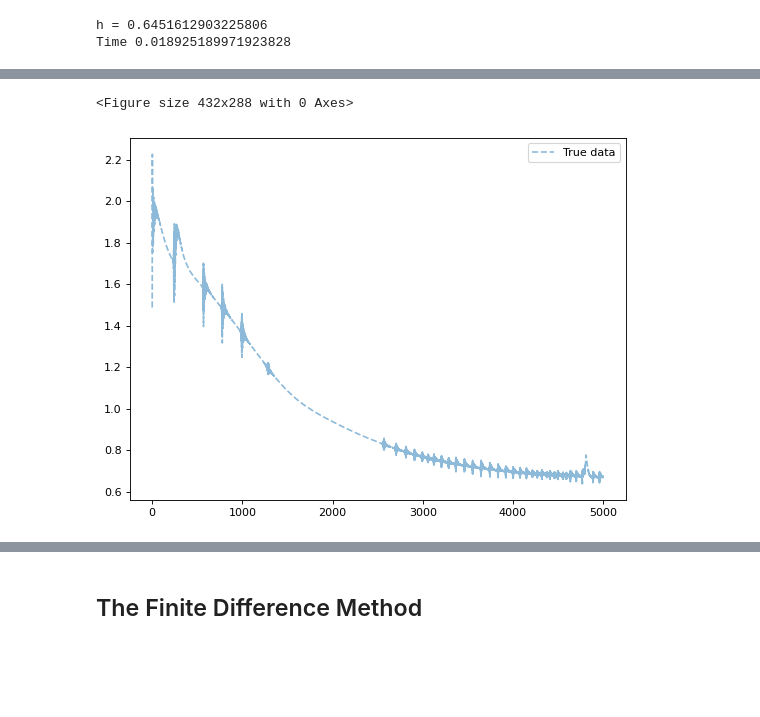
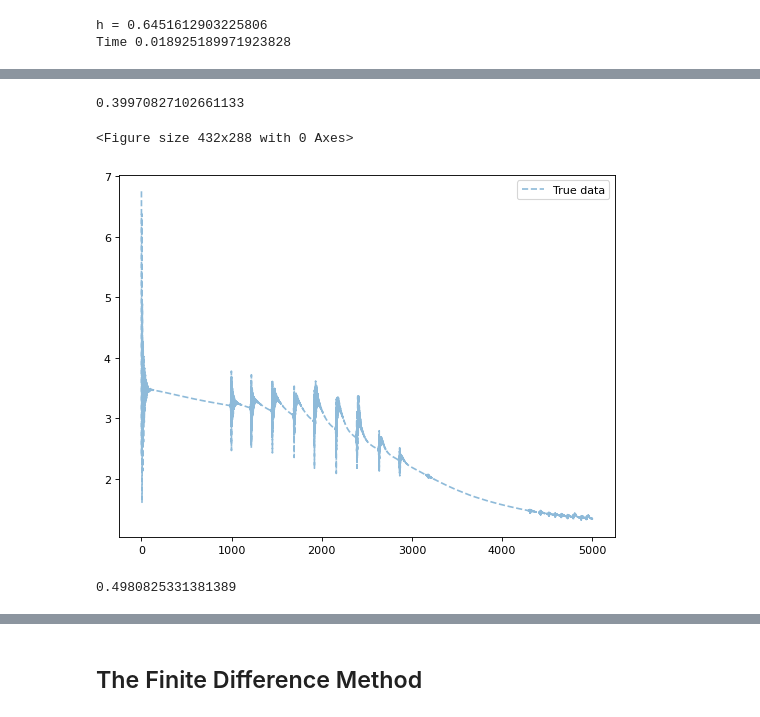
Before and after one commit to trungdoquoc/reu-math-2022, a Jupyter notebook: mini_batch_adam_pf.ipynb, the cells around one changed output, grey strips where cells are left out. Drawn from its saved outputs; the diff is of its cells as text; code cells hidden in the pictures; blank space fills up the shorter version.

```diff
--- a/mini_batch_adam_pf.ipynb
+++ b/mini_batch_adam_pf.ipynb
@@ -392,8 +404,8 @@ class Potential_Function:
 #         rescaled_y = [(i-min_v)/(max_min) for i in new_y]
 #         plt.plot(DISCRETE_POINTS, rescaled_y)
 
-#         c = 5/max_v
-#         self.set_rescale_factor(c)
+        c = 5/max_v
+        self.set_rescale_factor(c)
         return
 # %%
 def model_on_interval(nn_model, discrete_points):
@@ -424,20 +418,8 @@ print(time2)
-# %%
-start = time.time()
-res1 = 10**2
-end = time.time()
-time1 = end-start
-print(time1)
-
-start = time.time()
-res2 = potential_func_iterative(10)
-end = time.time()
-time2 = end-start
-print(time2)
 # %%
 learningRate = 0.01
 
 #INIT MODEL
-batch_model = Nonlinear(20)
+batch_model = Nonlinear(40)
 model_32 = Nonlinear(20)
 model_64 = Nonlinear(20)
 model_128 = Nonlinear(20)
@@ -501,25 +479,3 @@ Min val with c_0 updated = 0.8960138781062117
-# %%
-# Check lowest value to set appropriate c_0 value:
-y_values = [p_fn.forward(i) for i in DISCRETE_POINTS]
-min_val = min(y_values)
-print("Original min val = " + str(min_val))
-# plt.plot(DISCRETE_POINTS, y_values)
-
-# Set c_0 value s.t. every value in y_values is > 0:
-c_0 = math.ceil(abs(min_val))
-p_fn.set_c0_value(c_0)
-new_y = [p_fn.forward(i) for i in DISCRETE_POINTS]
-
-# plt.plot(DISCRETE_POINTS, new_y)
-
-# Rescale potential function s.t. every value lies between 0 and 5:
-max_v = max(new_y)
-min_v = min(new_y)
-print(max_v, min_v)
-max_min = max_v-min_v
-
-rescaled_y = [(i-min_v)/(max_min) for i in new_y]
-plt.plot(DISCRETE_POINTS, rescaled_y)
 # %%
 batch_res = None
 # %%
@@ -638,8 +540,16 @@ c value = tensor([0.9987], grad_fn=<MulBackward0>)
+# %%
+max(batch_res[2][1200:3000])-min(batch_res[2][1200:3000])
+# %% [output]
+0.39970827102661133
 # %%
-plot_figure(batch_res[0], np.log(batch_res[2]))
+plot_figure(batch_res[0], (batch_res[2]))
 # %% [output]
 <Figure size 432x288 with 0 Axes>
-[figure, old version]
+[figure, new version]
+# %%
+sum(batch_res[2][2000:2700])/len(batch_res[2][2000:2700])
+# %% [output]
+0.4980825331381389
 # %%
 x_values = np.linspace(L_BOUND, U_BOUND, N_POINTS)
 x_vals = [torch.tensor([i], requires_grad=True, dtype=torch.float) for i in np.linspace(L_BOUND, U_BOUND, N_POINTS)]
```
Also changed, not shown: parts of 26 cells of this notebook, 4 other files.
